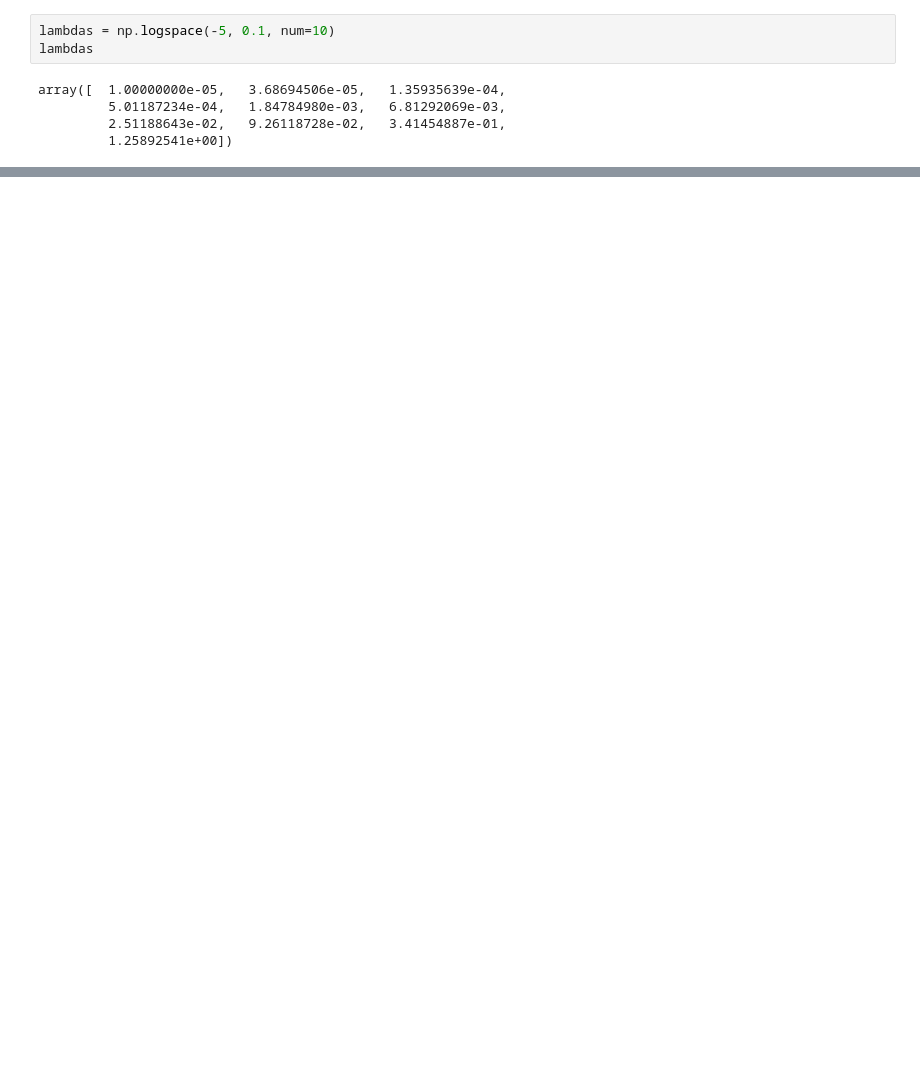
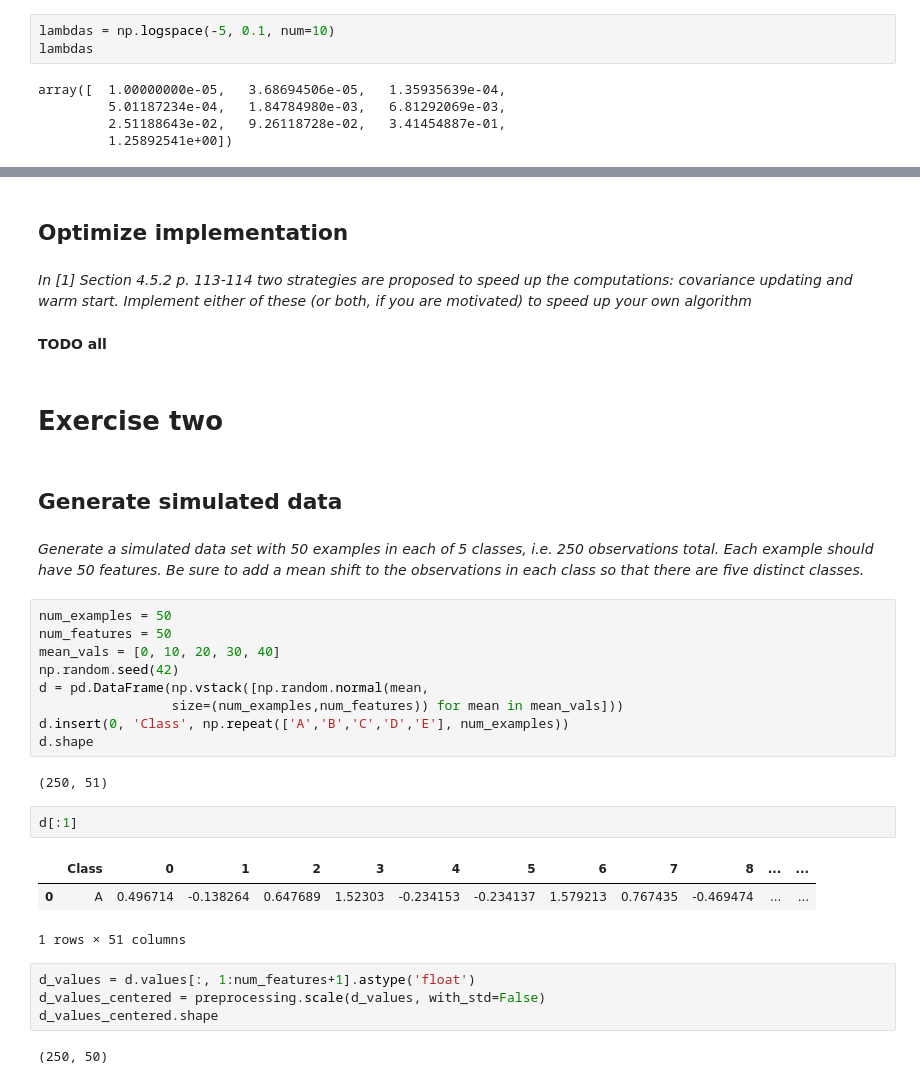
Before and after one commit to aenfield/Data558, a Jupyter notebook: Midterm/EnfieldAndrew-Midterm.ipynb, the cells around one changed output, grey strips where cells are left out. Cells and saved outputs as stored; diff of their text form; blank space fills up the shorter version.

```diff
--- a/Midterm/EnfieldAndrew-Midterm.ipynb
+++ b/Midterm/EnfieldAndrew-Midterm.ipynb
@@ -119,0 +232,36 @@ list(zip(lambdas, mses_by_lambda))
+# %% [markdown]
+## Optimize implementation
+# %% [markdown]
+*In [1] Section 4.5.2 p. 113-114 two strategies are proposed to speed up the computations: covariance updating
+and warm start. Implement either of these (or both, if you are motivated) to speed up your own algorithm*
+# %% [markdown]
+**TODO all**
+# %% [markdown]
+# Exercise two
+# %% [markdown]
+## Generate simulated data
+# %% [markdown]
+*Generate a simulated data set with 50 examples in each of 5 classes, i.e. 250 observations total. Each example should have 50 features. Be sure to add a mean shift to the observations in each class so that there are five distinct classes.*
+# %%
+num_examples = 50
+num_features = 50
+mean_vals = [0, 10, 20, 30, 40]
+np.random.seed(42)
+d = pd.DataFrame(np.vstack([np.random.normal(mean,
+                 size=(num_examples,num_features)) for mean in mean_vals]))
+d.insert(0, 'Class', np.repeat(['A','B','C','D','E'], num_examples))
+d.shape
+# %% [output]
+(250, 51)
+# %%
+d[:1]
+# %% [output]
+|  | Class | 0 | 1 | 2 | 3 | 4 | 5 | 6 | 7 | 8 | ... | ... |
+| 0 | A | 0.496714 | -0.138264 | 0.647689 | 1.52303 | -0.234153 | -0.234137 | 1.579213 | 0.767435 | -0.469474 | ... | ... |
+1 rows × 51 columns
+# %%
+d_values = d.values[:, 1:num_features+1].astype('float')
+d_values_centered = preprocessing.scale(d_values, with_std=False)
+d_values_centered.shape
+# %% [output]
+(250, 50)
```
Also changed, not shown: parts of 39 cells of this notebook, 1 other file.
